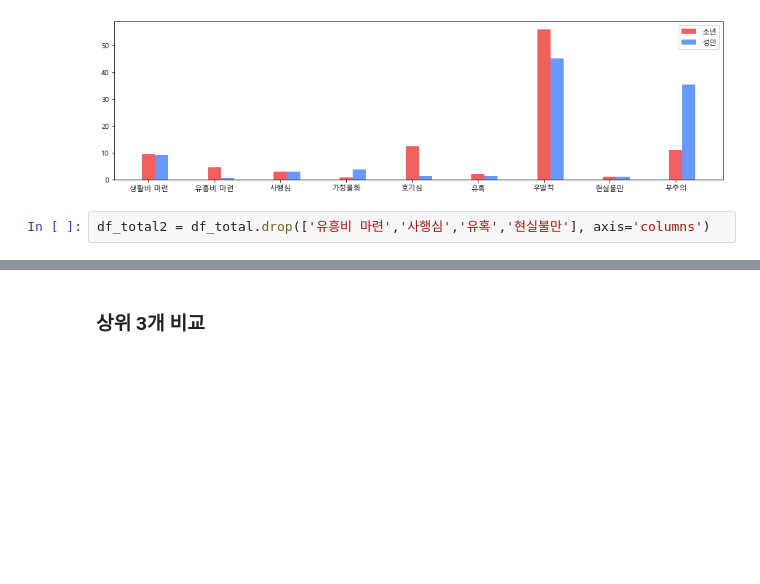
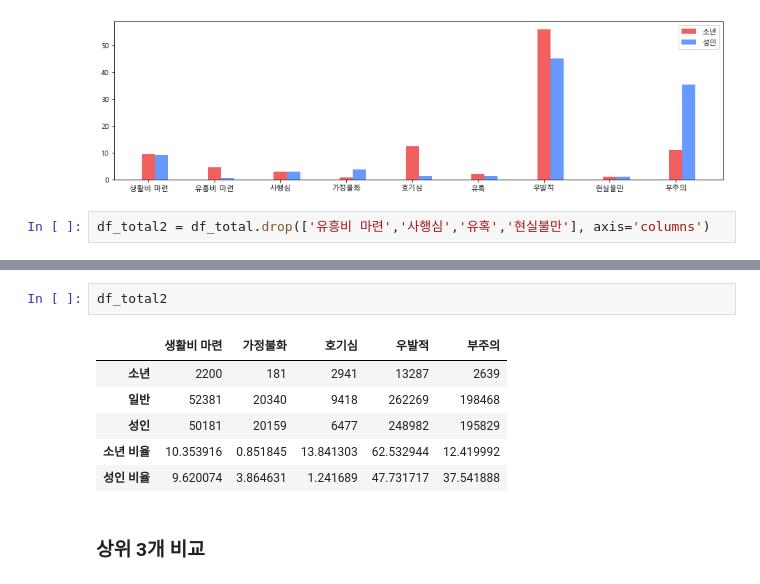
Before and after one commit to hkim11656/crime_analysis, a Jupyter notebook: 06_소년 범죄자와 일반 범죄자의 범행 동기 차이 분석_김유민.ipynb, the cells around one changed output, grey strips where cells are left out. Cells and saved outputs as stored; diff of their text form; blank space fills up the shorter version.

```diff
--- a/06_소년 범죄자와 일반 범죄자의 범행 동기 차이 분석_김유민.ipynb
+++ b/06_소년 범죄자와 일반 범죄자의 범행 동기 차이 분석_김유민.ipynb
@@ -1199,3 +1199,12 @@ plt.legend()
+# %%
+df_total2
+# %% [output]
+|  | 생활비 마련 | 가정불화 | 호기심 | 우발적 | 부주의 |
+| 소년 | 2200 | 181 | 2941 | 13287 | 2639 |
+| 일반 | 52381 | 20340 | 9418 | 262269 | 198468 |
+| 성인 | 50181 | 20159 | 6477 | 248982 | 195829 |
+| 소년 비율 | 10.353916 | 0.851845 | 13.841303 | 62.532944 | 12.419992 |
+| 성인 비율 | 9.620074 | 3.864631 | 1.241689 | 47.731717 | 37.541888 |
 # %% [markdown]
 ### 상위 3개 비교
 # %%
```
Also changed, not shown: parts of 1 cell of this notebook, 2 other files.
